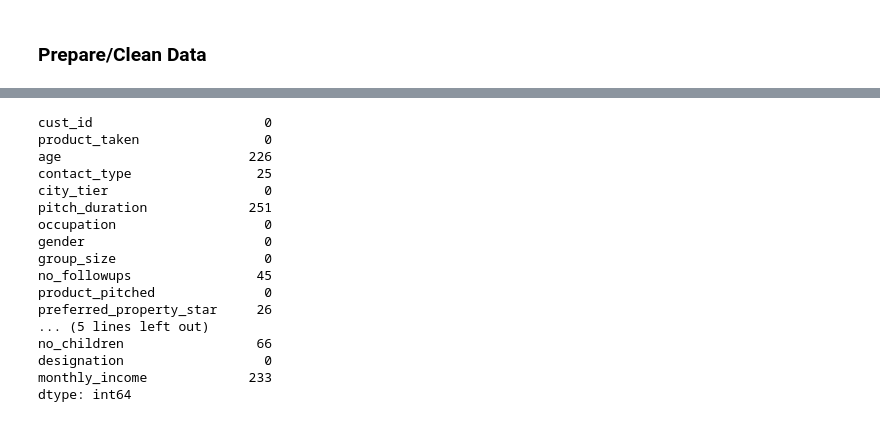
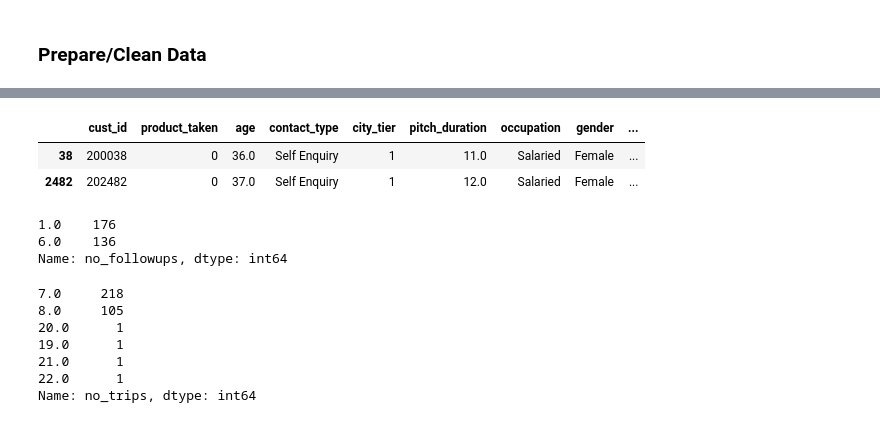
Before and after one commit to DesireeMcElroy/holiday-package-prediction, a Jupyter notebook: travel_package.ipynb, the cells around one changed output, grey strips where cells are left out. Cells and saved outputs as stored; diff of their text form; code cells hidden in the pictures.

Commit message:
exploring anomalies

```diff
--- a/travel_package.ipynb
+++ b/travel_package.ipynb
@@ -74,20 +168,24 @@ df.rename(columns={'customerid': 'cust_id',
 # %%
-# let's take a look at distribution of the columns
+# let's take a look at the specific anomalies
+# monthly income anomaly
+df[df.monthly_income>50000]
 # %% [output]
-cust_id                      0
-product_taken                0
-age                        226
-contact_type                25
-city_tier                    0
-pitch_duration             251
-occupation                   0
-gender                       0
-group_size                   0
-no_followups                45
-product_pitched              0
-preferred_property_star     26
-... (5 lines left out)
-no_children                 66
-designation                  0
-monthly_income             233
-dtype: int64
+|  | cust_id | product_taken | age | contact_type | city_tier | pitch_duration | occupation | gender | ... |
+| 38 | 200038 | 0 | 36.0 | Self Enquiry | 1 | 11.0 | Salaried | Female | ... |
+| 2482 | 202482 | 0 | 37.0 | Self Enquiry | 1 | 12.0 | Salaried | Female | ... |
+# %%
+df[(df.no_followups>5) | (df.no_followups<2)].no_followups.value_counts()
+# %% [output]
+1.0    176
+6.0    136
+Name: no_followups, dtype: int64
+# %%
+df[df.no_trips>=7].no_trips.value_counts()
+# %% [output]
+7.0     218
+8.0     105
+20.0      1
+19.0      1
+21.0      1
+22.0      1
+Name: no_trips, dtype: int64
```
Also changed, not shown: parts of 7 cells of this notebook.
